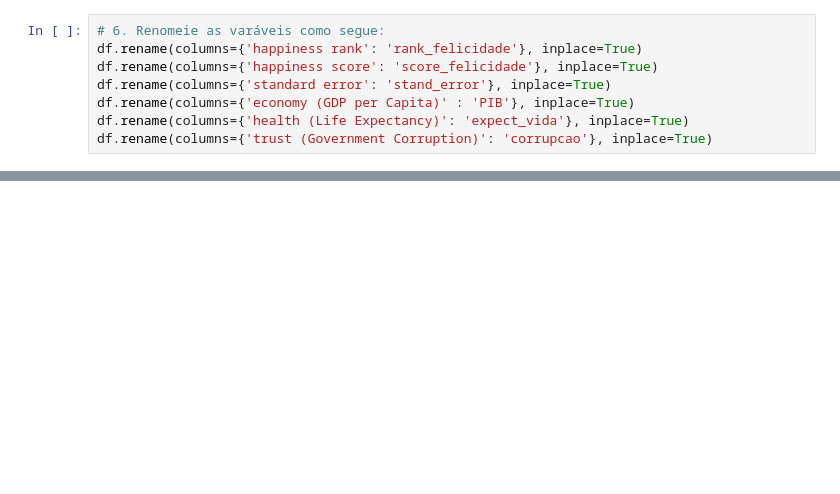
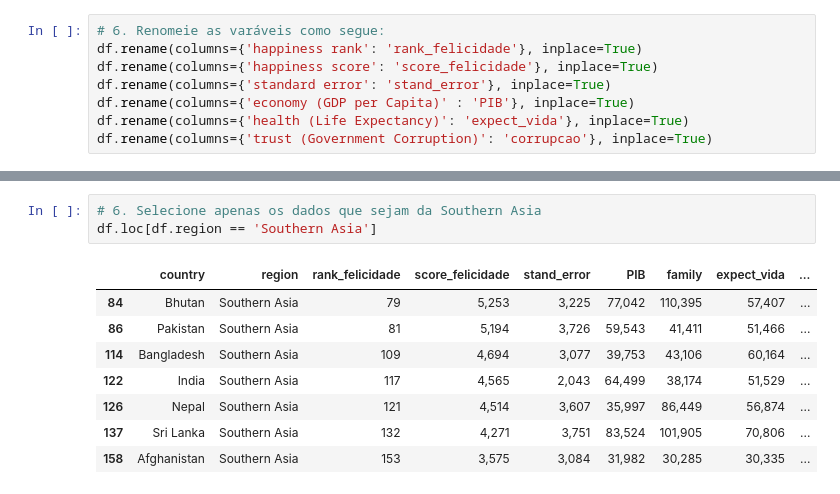
Before and after one commit to nycolexavier/course-data-analysis, a Jupyter notebook: introducao_pandas1.ipynb, the cells around one changed output, grey strips where cells are left out. Drawn from its saved outputs; the diff is of its cells as text; blank space fills up the shorter version.

```diff
--- a/introducao_pandas1.ipynb
+++ b/introducao_pandas1.ipynb
@@ -71,0 +186,12 @@ Name: expect_vida, Length: 164, dtype: object
+# %%
+# 6. Selecione apenas os dados que sejam da Southern Asia
+df.loc[df.region == 'Southern Asia']
+# %% [output]
+|  | country | region | rank_felicidade | score_felicidade | stand_error | PIB | family | expect_vida | ... |
+| 84 | Bhutan | Southern Asia | 79 | 5,253 | 3,225 | 77,042 | 110,395 | 57,407 | ... |
+| 86 | Pakistan | Southern Asia | 81 | 5,194 | 3,726 | 59,543 | 41,411 | 51,466 | ... |
+| 114 | Bangladesh | Southern Asia | 109 | 4,694 | 3,077 | 39,753 | 43,106 | 60,164 | ... |
+| 122 | India | Southern Asia | 117 | 4,565 | 2,043 | 64,499 | 38,174 | 51,529 | ... |
+| 126 | Nepal | Southern Asia | 121 | 4,514 | 3,607 | 35,997 | 86,449 | 56,874 | ... |
+| 137 | Sri Lanka | Southern Asia | 132 | 4,271 | 3,751 | 83,524 | 101,905 | 70,806 | ... |
+| 158 | Afghanistan | Southern Asia | 153 | 3,575 | 3,084 | 31,982 | 30,285 | 30,335 | ... |
```
Also changed, not shown: parts of 11 cells of this notebook, 5 other files.
